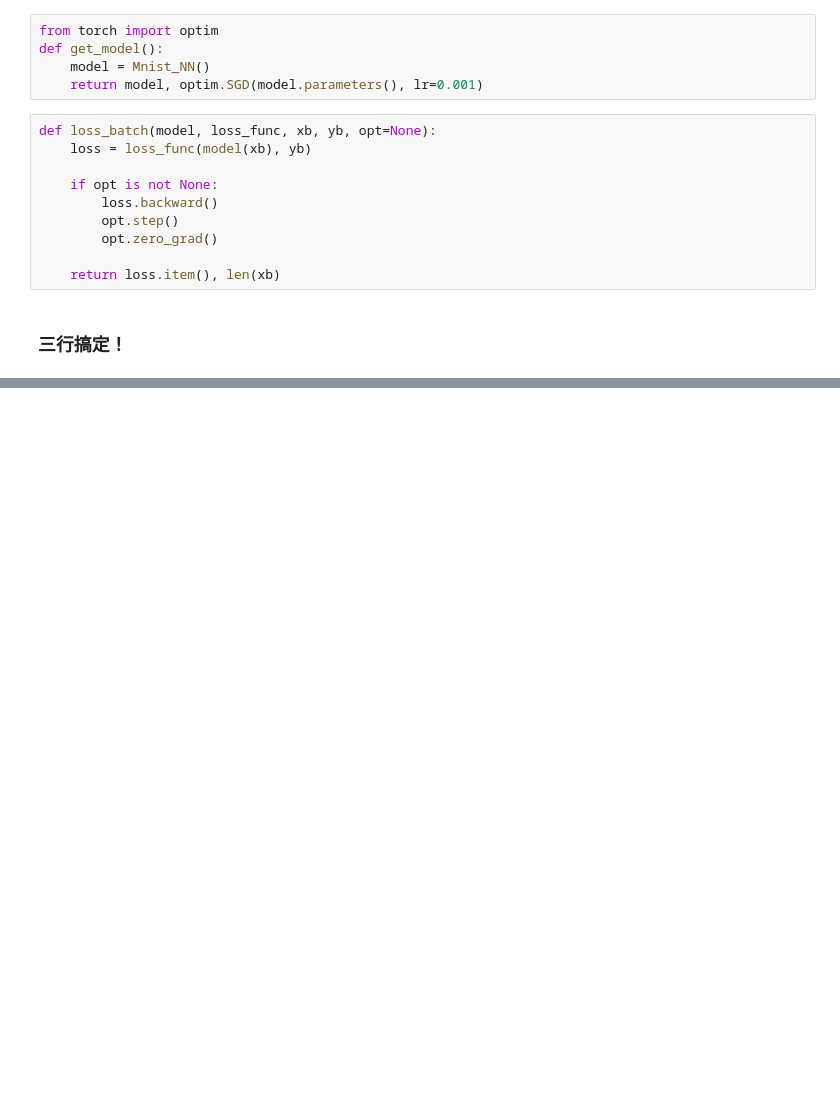
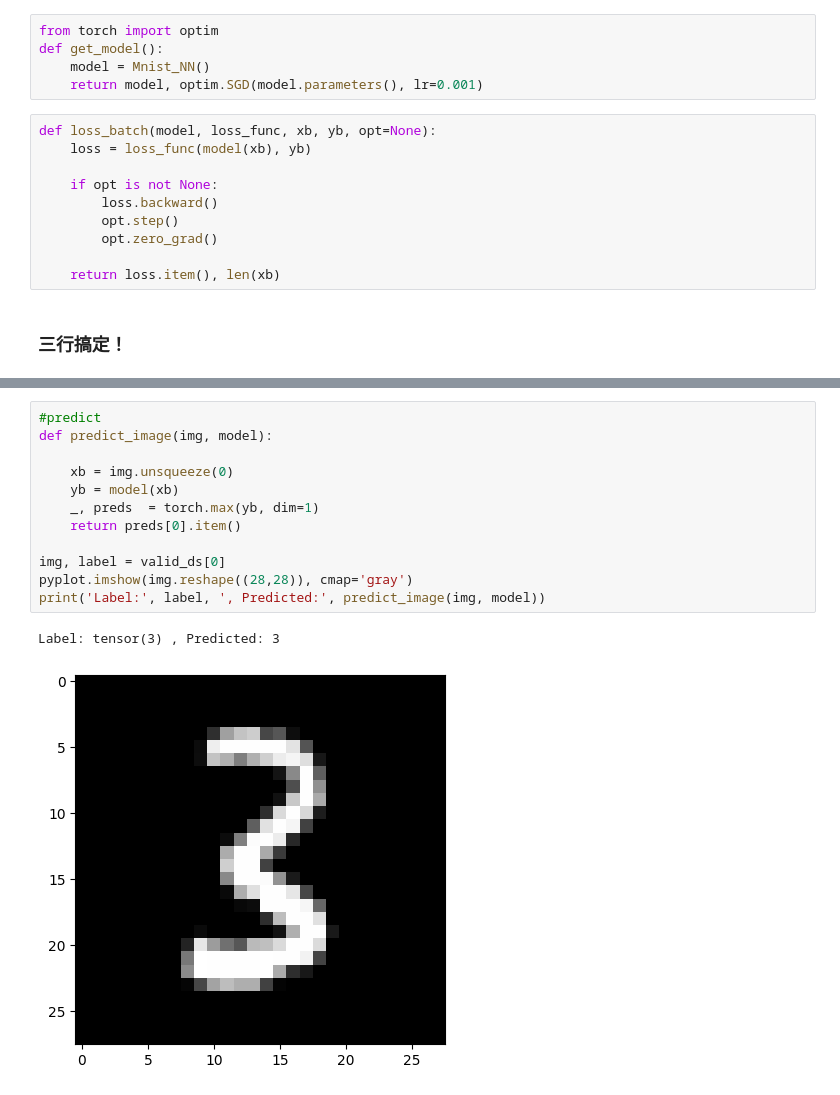
Before and after one commit to davidliu52/deeplearning, a Jupyter notebook: pytorch/traditional_nn_handwriting_recognition.ipynb, the cells around one changed output, grey strips where cells are left out. Drawn from its saved outputs; the diff is of its cells as text; blank space fills up the shorter version.

```diff
--- a/pytorch/traditional_nn_handwriting_recognition.ipynb
+++ b/pytorch/traditional_nn_handwriting_recognition.ipynb
@@ -262,0 +243,15 @@ pyplot.show()
+# %%
+#predict
+def predict_image(img, model):
+
+    xb = img.unsqueeze(0)
+    yb = model(xb)
+    _, preds  = torch.max(yb, dim=1)
+    return preds[0].item()
+
+img, label = valid_ds[0]
+pyplot.imshow(img.reshape((28,28)), cmap='gray')
+print('Label:', label, ', Predicted:', predict_image(img, model))
+# %% [output]
+Label: tensor(3) , Predicted: 3
+[figure, added]
```
Also changed, not shown: parts of 6 cells of this notebook.
